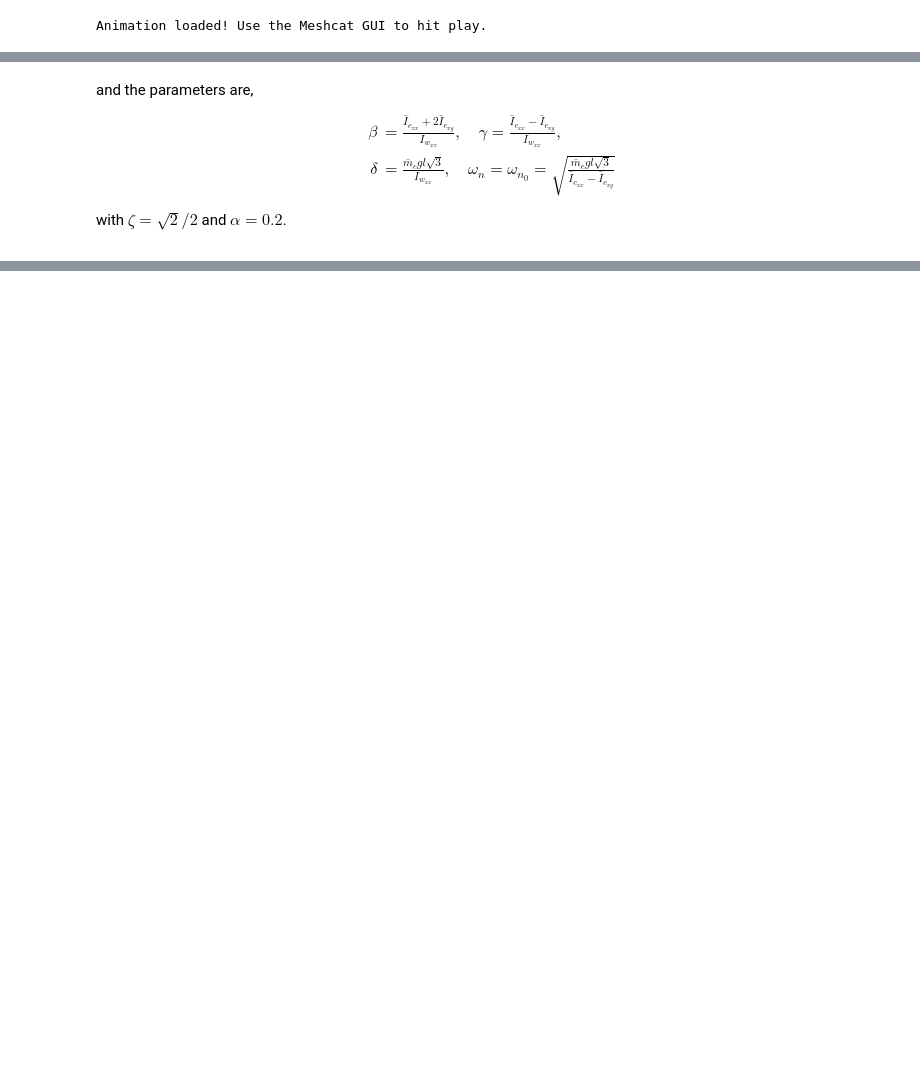
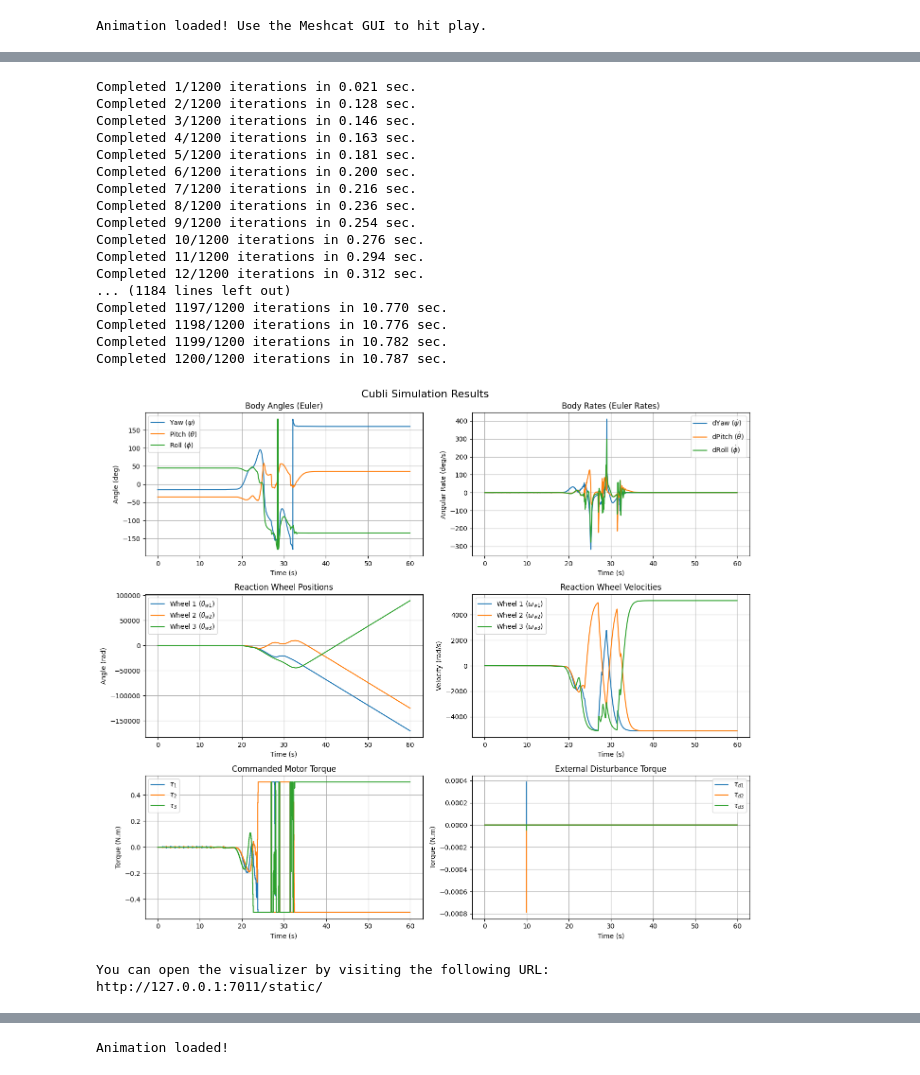
Before and after one commit to FlyingFaller/cubli, a Jupyter notebook: smoking_gun.ipynb, the cells around one changed output, grey strips where cells are left out. Drawn from its saved outputs; the diff is of its cells as text; code cells hidden in the pictures; blank space fills up the shorter version.

Commit message:
Added and tested controller. It don't work. Oh also, to make the physics not-so-stiff to dramatically speed up solve times sign(omega_w) has been repalced with tanh(100*omega_w)

```diff
--- a/smoking_gun.ipynb
+++ b/smoking_gun.ipynb
@@ -417,7 +610,7 @@ class CubliPhysics:
 
 </div>
 # %%
-def simulate_cubli(cubli_physics: CubliPhysics,
+def simulate_cubli(ode_func: Callable,
                    controller_func: Callable,
                    x0: np.ndarray,
                    total_time: float,
@@ -428,7 +621,7 @@ def simulate_cubli(cubli_physics: CubliPhysics,
     Simulates the Cubli using a sampled-data control strategy (Zero-Order Hold).
 
     Parameters:
-    cubli_physics   : The instantiated CubliPhysics object.
+    ode_func        : A function that takes (t, x, tau, tau_d) and returns dx array.
     controller_func : A function that takes (state, time) and returns a (3,) torque array.
     x0              : Initial state array of shape (13,).
     total_time      : Total simulation time in seconds.
@@ -475,7 +668,7 @@ def simulate_cubli(cubli_physics: CubliPhysics,
         # ode_wrapper = lambda t, x: cubli_physics.ode_fun(t, x, tau, current_tau_d)
 
         # Integrate continuous physics
-        sol = solve_ivp(cubli_physics.ode_fun, [t_start, t_end], x_current,
+        sol = solve_ivp(ode_func, [t_start, t_end], x_current,
                         method=method, max_step=dt/10, args=(tau, current_tau_d))
 
         # Store output
@@ -957,16 +1043,0 @@ $$
-# %% [markdown]
-<div style="text-align: justify; font-family: 'Times New Roman', Times, serif;">
-
-and the parameters are,
-$$
-\begin{equation}\tag{94,131}
-\begin{split}
-\beta &= \frac{\bar{I}_{c_{xx}} + 2\bar{I}_{c_{xy}}}{I_{w_{xx}}}, \quad
-\gamma = \frac{\bar{I}_{c_{xx}} - \bar{I}_{c_{xy}}}{I_{w_{xx}}}, \\
-\delta &= \frac{\bar{m}_c g l \sqrt{3}}{I_{w_{xx}}}, \quad
-\omega_n = \omega_{n_0} = \sqrt{\frac{\bar{m}_c g l \sqrt{3}}{\bar{I}_{c_{xx}} - \bar{I}_{c_{xy}}}}
-\end{split}
-\end{equation}
-$$
-with $\zeta=\sqrt{2}/2$ and $\alpha=0.2$.
-</div>
@@ -978,0 +1044,40 @@ with $\zeta=\sqrt{2}/2$ and $\alpha=0.2$.
+# %%
+x0 = np.concatenate((Q_U, np.zeros(3), np.zeros(3), np.zeros(3))) # No starting velocities
+tf = 60.0 # 60 second simulation
+K = 1200 # 20 Hz control rate
+cubli = CubliPhysics(PARAMS) # Create cubli object
+
+# Create 5 random disturbance torques [-0.5, 0.5] N.m
+Nd = 1
+max_d = 0.001
+np.random.seed(0)
+tau_d = np.zeros((K, 3))
+rand_idx = np.random.choice(K, size=Nd, replace=False)
+rand_tau = np.random.uniform(low=-max_d, high=max_d, size=(Nd, 3))
+tau_d[rand_idx] = rand_tau
+
+# Solve and plot
+sol = simulate_cubli(cubli.ode_fun, cubli.controller_fun, x0, tf, K, tau_d, method='RK45') # Run simulation
+plot_cubli_simulation(*sol)
+animate_cubli_meshcat(sol[0], sol[1])
+# %% [output]
+Completed 1/1200 iterations in 0.021 sec.
+Completed 2/1200 iterations in 0.128 sec.
+Completed 3/1200 iterations in 0.146 sec.
+Completed 4/1200 iterations in 0.163 sec.
+Completed 5/1200 iterations in 0.181 sec.
+Completed 6/1200 iterations in 0.200 sec.
+Completed 7/1200 iterations in 0.216 sec.
+Completed 8/1200 iterations in 0.236 sec.
+Completed 9/1200 iterations in 0.254 sec.
+Completed 10/1200 iterations in 0.276 sec.
+Completed 11/1200 iterations in 0.294 sec.
+Completed 12/1200 iterations in 0.312 sec.
+... (1184 lines left out)
+Completed 1197/1200 iterations in 10.770 sec.
+Completed 1198/1200 iterations in 10.776 sec.
+Completed 1199/1200 iterations in 10.782 sec.
+Completed 1200/1200 iterations in 10.787 sec.
+[figure, added]
+You can open the visualizer by visiting the following URL:
+http://127.0.0.1:7011/static/
@@ -978,0 +1085 @@ with $\zeta=\sqrt{2}/2$ and $\alpha=0.2$.
+Animation loaded!
```
Also changed, not shown: parts of 18 cells of this notebook.
